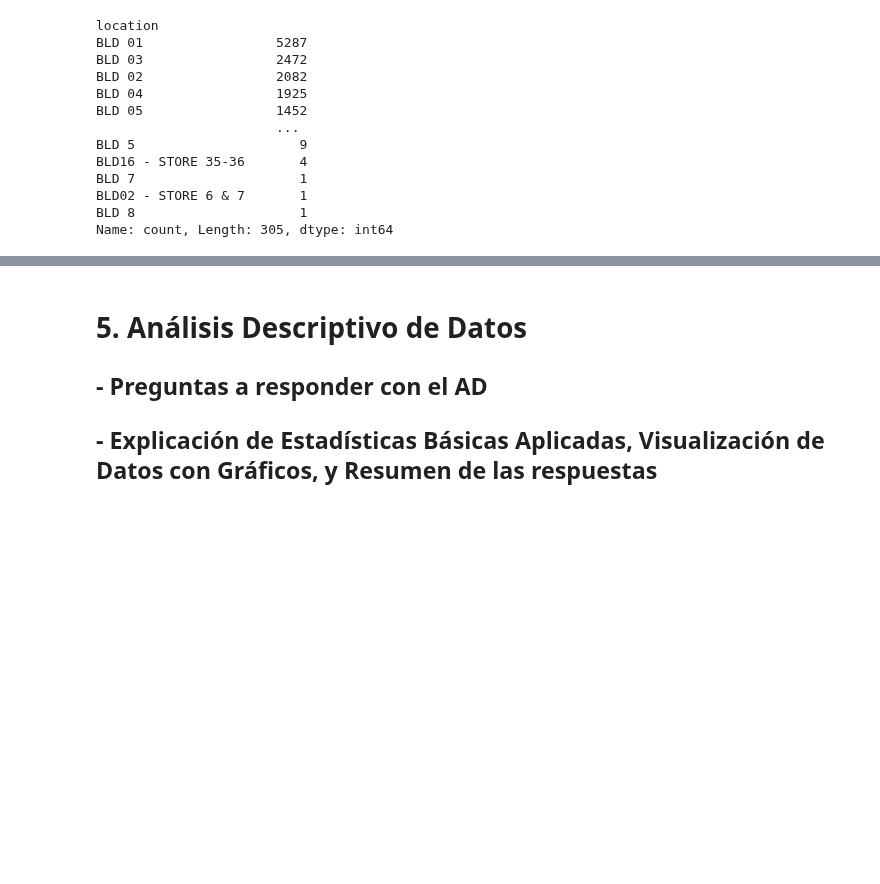
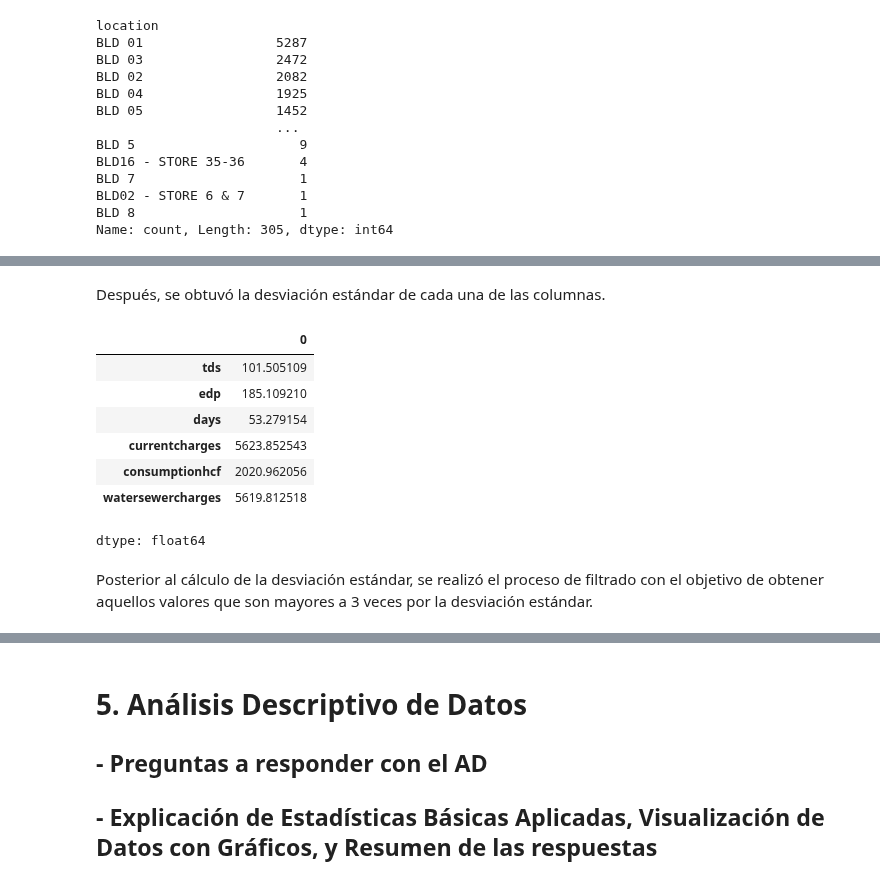
Before and after one commit to jonathanahc/Proyecto, a Jupyter notebook: ProyectoProgADAP_255497NvaVersion.ipynb, the cells around one changed output, grey strips where cells are left out. Cells and saved outputs as stored; diff of their text form; code cells hidden in the pictures; blank space fills up the shorter version.

```diff
--- a/ProyectoProgADAP_255497NvaVersion.ipynb
+++ b/ProyectoProgADAP_255497NvaVersion.ipynb
@@ -495,0 +502,3 @@ Name: count, Length: 305, dtype: int64
+# %%
+columnas = ['tds', 'edp', 'days', 'currentcharges', 'consumptionhcf', 'watersewercharges']
+print(df[columnas].describe())
@@ -495,0 +525,15 @@ Name: count, Length: 305, dtype: int64
+# %% [markdown]
+Después, se obtuvó la desviación estándar de cada una de las columnas.
+# %%
+df[columnas].std()
+# %% [output]
+|  | 0 |
+| tds | 101.505109 |
+| edp | 185.109210 |
+| days | 53.279154 |
+| currentcharges | 5623.852543 |
+| consumptionhcf | 2020.962056 |
+| watersewercharges | 5619.812518 |
+dtype: float64
+# %% [markdown]
+Posterior al cálculo de la desviación estándar, se realizó el proceso de filtrado con el objetivo de obtener aquellos valores que son mayores a 3 veces por la desviación estándar.
```
Also changed, not shown: parts of 17 cells of this notebook.
